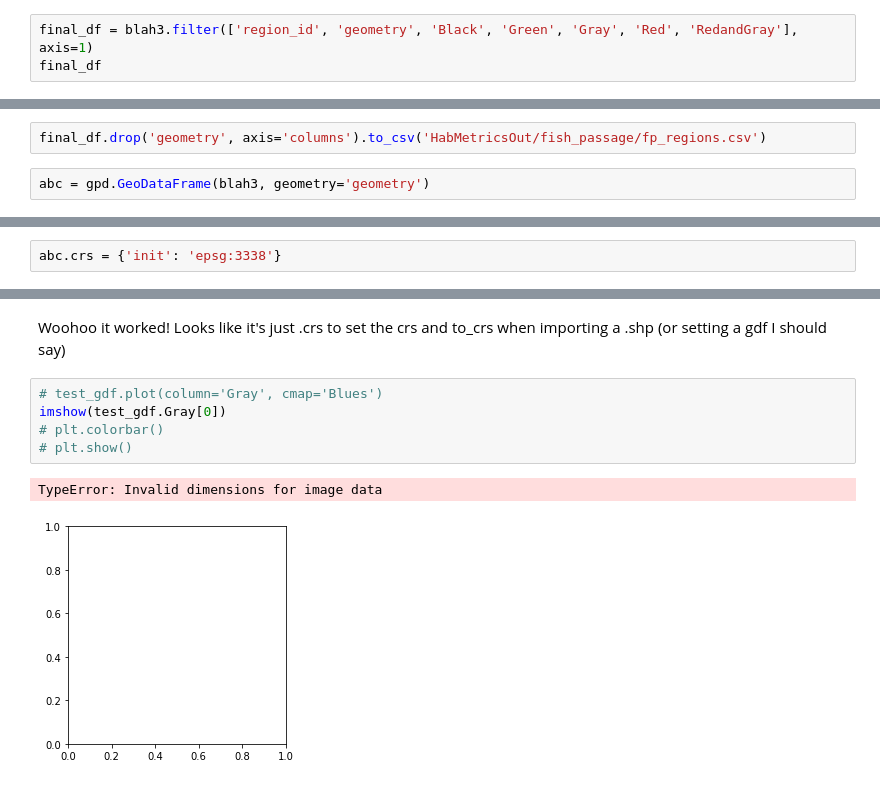
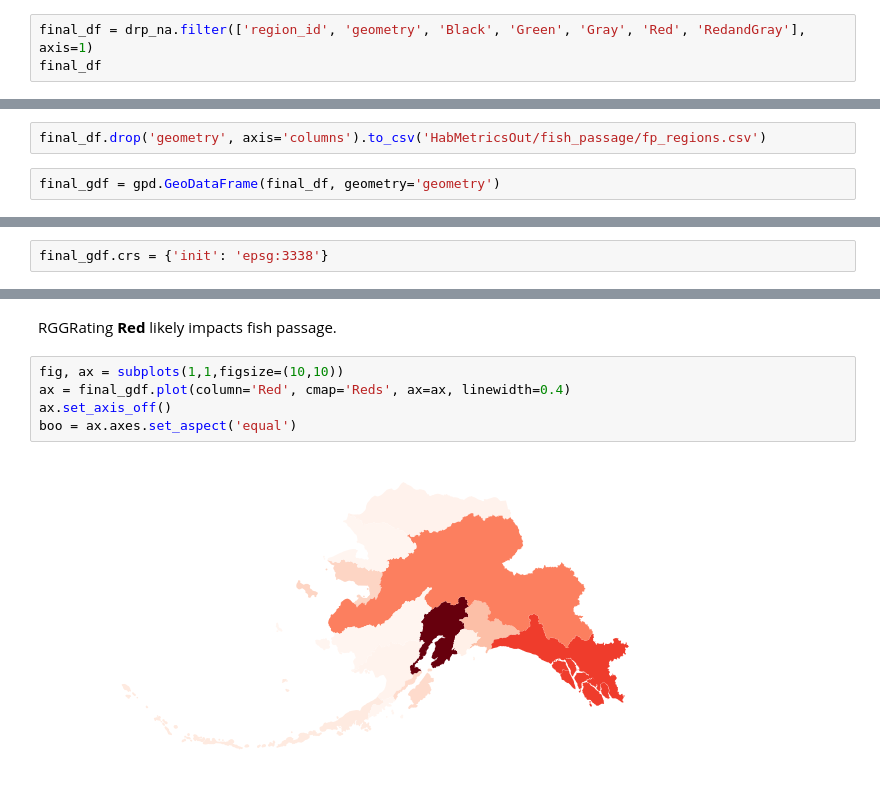
Before and after one commit to mariejohnson/spatial_analysis, a Jupyter notebook: fish_passage.ipynb, the cells around one changed output, grey strips where cells are left out. Drawn from its saved outputs; the diff is of its cells as text.

```diff
--- a/fish_passage.ipynb
+++ b/fish_passage.ipynb
@@ -122,5 +113,5 @@ blah3
 # %%
-final_df = blah3.filter(['region_id', 'geometry', 'Black', 'Green', 'Gray', 'Red', 'RedandGray'], axis=1)
+final_df = drp_na.filter(['region_id', 'geometry', 'Black', 'Green', 'Gray', 'Red', 'RedandGray'], axis=1)
 final_df
 # %% [output]
 |  | region_id | geometry | Black | Green | Gray | Red | RedandGray |
@@ -141,4 +132,4 @@ final_df
 # %%
 final_df.drop('geometry', axis='columns').to_csv('HabMetricsOut/fish_passage/fp_regions.csv')
 # %%
-abc = gpd.GeoDataFrame(blah3, geometry='geometry')
+final_gdf = gpd.GeoDataFrame(final_df, geometry='geometry')
@@ -145,2 +148,2 @@ abc = gpd.GeoDataFrame(blah3, geometry='geometry')
 # %%
-abc.crs = {'init': 'epsg:3338'}
+final_gdf.crs = {'init': 'epsg:3338'}
@@ -194,10 +152,9 @@ test_gdf.to_crs(epsg=3338)
-# %% [markdown]
-Woohoo it worked! Looks like it's just .crs to set the crs and to_crs when importing a .shp (or setting a gdf I should say)
-# %%
-# test_gdf.plot(column='Gray', cmap='Blues')
-imshow(test_gdf.Gray[0])
-# plt.colorbar()
-# plt.show()
-# %% [output]
-TypeError: Invalid dimensions for image data
-[figure, removed]
+# %% [markdown]
+RGGRating __Red__ likely impacts fish passage.
+# %%
+fig, ax = subplots(1,1,figsize=(10,10))
+ax = final_gdf.plot(column='Red', cmap='Reds', ax=ax, linewidth=0.4)
+ax.set_axis_off()
+boo = ax.axes.set_aspect('equal')
+# %% [output]
+[figure, added]
```
Also changed, not shown: parts of 28 cells of this notebook.
